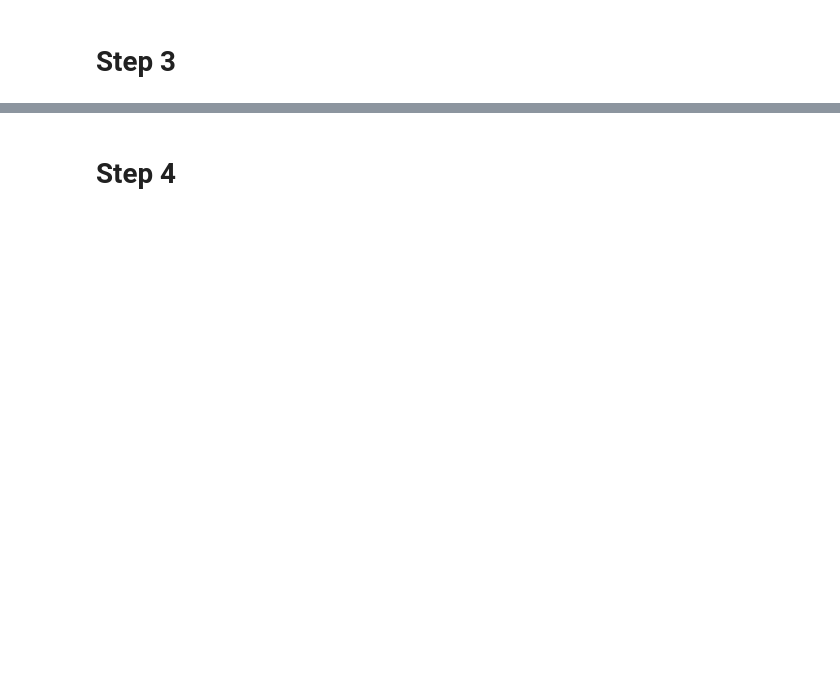
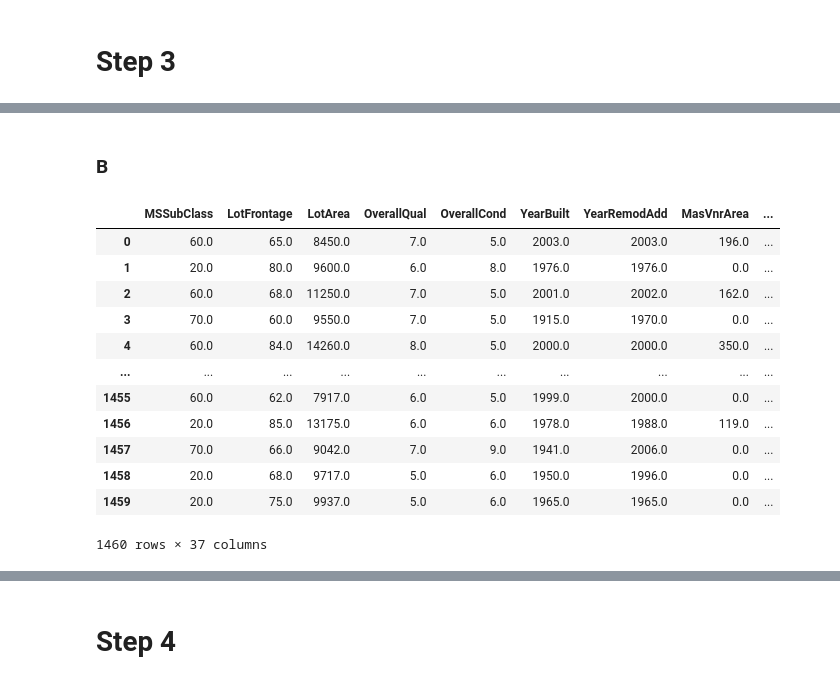
Before and after one commit to leonsilas/MS-STA6714_Final, a Jupyter notebook: Final_Silas.ipynb, the cells around one changed output, grey strips where cells are left out. Saved outputs shown, nothing was run; the diff lists cells and outputs as text; code cells hidden in the pictures; blank space fills up the shorter version.

```diff
--- a/Final_Silas.ipynb
+++ b/Final_Silas.ipynb
@@ -88,7 +90,7 @@ table2.swapaxes("index", "columns")
 # %%
-# create a missing value indicator for each predictor
+# create missing value indicator columns
 for label in num_labels:
-    df[label+'_missing'] = df[label].isnull()
+    df[label + '_missing'] = df[label].isnull().astype(int)
 
 for label in cat_labels:
-    df[label+'_missing'] = df[label].isnull()
+    df[label + '_missing'] = df[label].isnull().astype(int)
@@ -98,0 +106,2 @@ for label in num_labels:
+# %% [markdown]
+### B
@@ -98,0 +112,16 @@ for label in num_labels:
+# %%
+df[num_labels]
+# %% [output]
+|  | MSSubClass | LotFrontage | LotArea | OverallQual | OverallCond | YearBuilt | YearRemodAdd | MasVnrArea | ... |
+| 0 | 60.0 | 65.0 | 8450.0 | 7.0 | 5.0 | 2003.0 | 2003.0 | 196.0 | ... |
+| 1 | 20.0 | 80.0 | 9600.0 | 6.0 | 8.0 | 1976.0 | 1976.0 | 0.0 | ... |
+| 2 | 60.0 | 68.0 | 11250.0 | 7.0 | 5.0 | 2001.0 | 2002.0 | 162.0 | ... |
+| 3 | 70.0 | 60.0 | 9550.0 | 7.0 | 5.0 | 1915.0 | 1970.0 | 0.0 | ... |
+| 4 | 60.0 | 84.0 | 14260.0 | 8.0 | 5.0 | 2000.0 | 2000.0 | 350.0 | ... |
+| ... | ... | ... | ... | ... | ... | ... | ... | ... | ... |
+| 1455 | 60.0 | 62.0 | 7917.0 | 6.0 | 5.0 | 1999.0 | 2000.0 | 0.0 | ... |
+| 1456 | 20.0 | 85.0 | 13175.0 | 6.0 | 6.0 | 1978.0 | 1988.0 | 119.0 | ... |
+| 1457 | 70.0 | 66.0 | 9042.0 | 7.0 | 9.0 | 1941.0 | 2006.0 | 0.0 | ... |
+| 1458 | 20.0 | 68.0 | 9717.0 | 5.0 | 6.0 | 1950.0 | 1996.0 | 0.0 | ... |
+| 1459 | 20.0 | 75.0 | 9937.0 | 5.0 | 6.0 | 1965.0 | 1965.0 | 0.0 | ... |
+1460 rows × 37 columns
```
Also changed, not shown: parts of 28 cells of this notebook, 2 other files.
